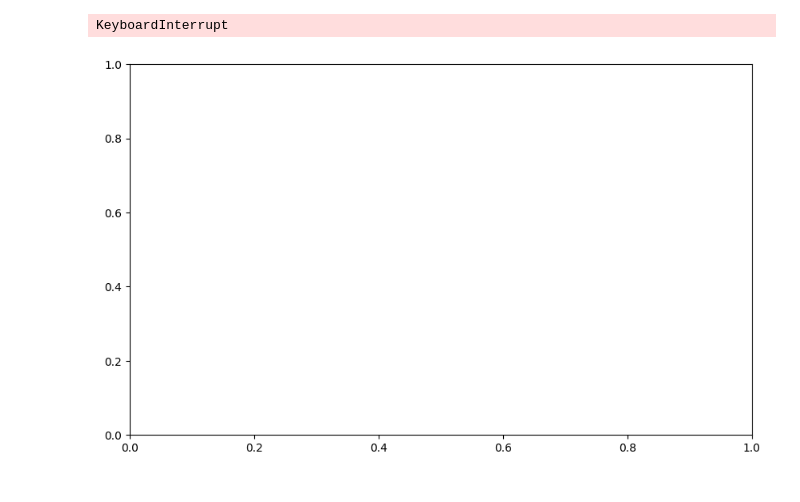
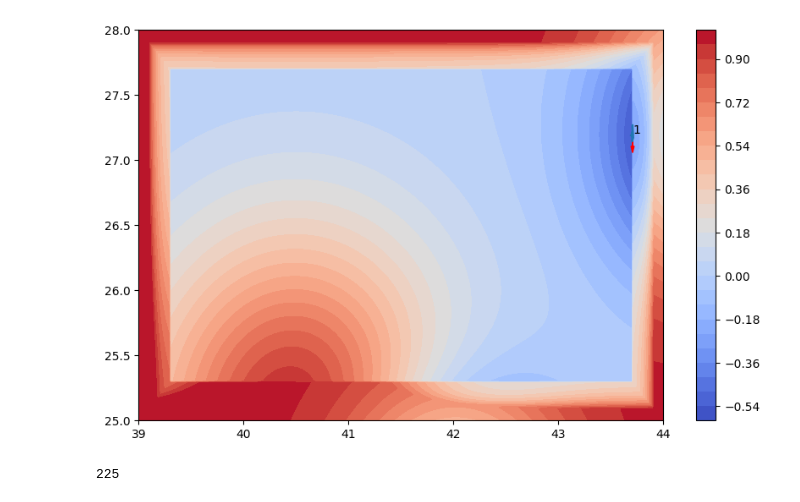
Before and after one commit to alihan-ozturk/sim, a Jupyter notebook: sss.ipynb, the cells around one changed output. Drawn from its saved outputs; the diff is of its cells as text; code cells hidden in the pictures.

```diff
--- a/sss.ipynb
+++ b/sss.ipynb
@@ -25,8 +25,9 @@ class env:
             payload["iha_yonelme"] += np.random.randint(-20, 21)
             rad = np.deg2rad(payload["iha_yonelme"])
         else:
-            rad = u
-            payload["iha_yonelme"] = np.rad2deg(rad)
+
+            payload["iha_yonelme"] = u
+            rad = np.deg2rad(u)
 
 
         vx = abs(np.random.normal(0, 0.05))
@@ -131,11 +132,12 @@ y_range = [25, 28]
 uav1 = env(1, x_range, y_range)
 uav2 = env(2, x_range, y_range)
 uav3 = env(3, x_range, y_range)
+uav4 = env(4, x_range, y_range)
 
 payload1 = {
             "takim_numarasi": 1,
             "iha_enlem": np.random.uniform(*x_range),
-            "iha_boylam": 25.945331,
+            "iha_boylam": np.random.uniform(*y_range),
             "iha_irtifa": 25,
             "iha_dikilme": 200,
             "iha_yonelme": 270,
@@ -146,8 +148,8 @@ payload1 = {
 
 payload2 = {
             "takim_numarasi": 2,
-            "iha_enlem": 41.265854,
-            "iha_boylam": 25.697435,
+            "iha_enlem": np.random.uniform(*x_range),
+            "iha_boylam": np.random.uniform(*y_range),
             "iha_irtifa": 25,
             "iha_dikilme": 0,
             "iha_yonelme": 90,
@@ -158,9 +160,20 @@ payload2 = {
 
 payload3 = {
             "takim_numarasi": 3,
-            "iha_enlem": 42.598546,
-            "iha_boylam": 27.974315,
+            "iha_enlem": np.random.uniform(*x_range),
+            "iha_boylam": np.random.uniform(*y_range),
             "iha_irtifa": 25,
+            "iha_dikilme": 5,
+            "iha_yonelme": 180,
+            "iha_yatis":4,
+            "zaman_farki": 43
+        }
+
+payload4 = {
+            "takim_numarasi": 4,
+            "iha_enlem": np.random.uniform(*x_range),
+            "iha_boylam": np.random.uniform(*y_range),
+            "iha_irtifa": 28,
             "iha_dikilme": 5,
             "iha_yonelme": 180,
             "iha_yatis":4,
@@ -169,41 +182,47 @@ payload3 = {
 
 test = generate_map(1, [39, 44], [25, 28], [(40.5, 25)])
 trim = 0
-u = None
+u = 0
 
 kernel = np.array([[-1, -2, 1], [0, 0, 0], [1, 2, 1]])
 for i in range(1000):
     payload1 = uav1.forward(payload1, u)
     payload2 = uav2.forward(payload2)
     payload3 = uav3.forward(payload3)
+    payload4 = uav4.forward(payload4)
+
 
     telem = {"sunucuSaati": {
         "saat": 6,
         "dakika": 53,
         "saniye": 42,
         "milisaniye": 500
-    }, "konumBilgileri" : [payload1, payload2, payload3]}
+    }, "konumBilgileri" : [payload1, payload2, payload3, payload4]}
 
 
     contour, your_pos = test.update(telem)
     ind = pos_to_ind(test.lon, test.lat, your_pos)
     u = gradient_descent(contour, ind, 10, 3)
+
     clear_output(wait=True)
 
     plt.figure(figsize=((np.array(contour.shape[::-1])//50).tolist()))
     cp = plt.contourf(test.lat, test.lon, contour, cmap='coolwarm', levels=25)
     plt.colorbar(cp)
     for pos in telem["konumBilgileri"]:
         if should_plot(pos, your_pos, test, trim):
             plot_text(your_pos, pos)
             plot_line(test.cache[pos["takim_numarasi"]])
             plot_arrow(pos)
     if trim:
         plt.xlim(your_pos["iha_enlem"]-trim, your_pos["iha_enlem"]+trim)
         plt.ylim(your_pos["iha_boylam"]-trim, your_pos["iha_boylam"]+trim)
 
     plt.show()
     time.sleep(1)
 # %% [output]
-KeyboardInterrupt
-[figure, old version]
+[figure, new version]
+# %%
+180+45
+# %% [output]
+225
```
Also changed, not shown: parts of 11 cells of this notebook.
